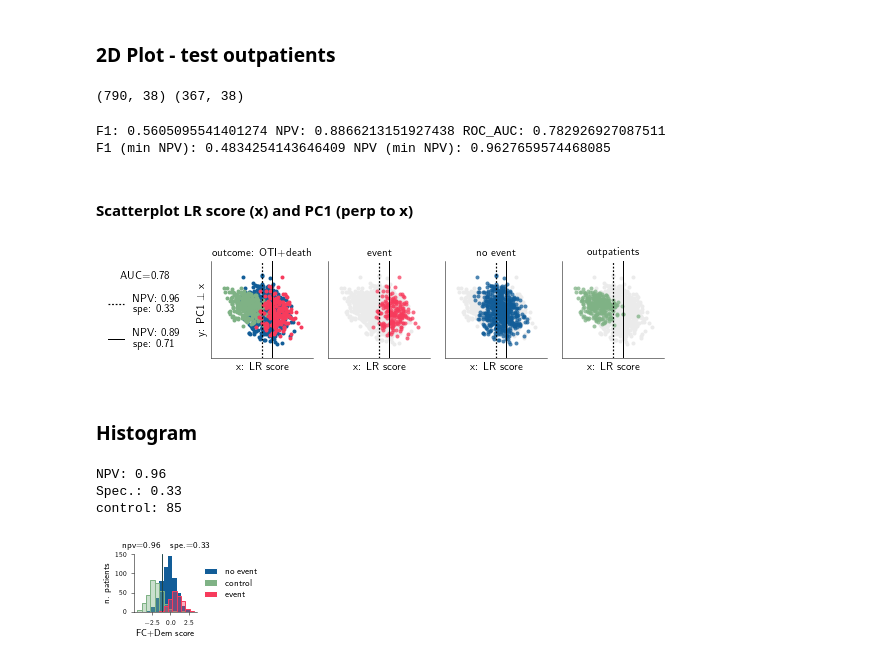
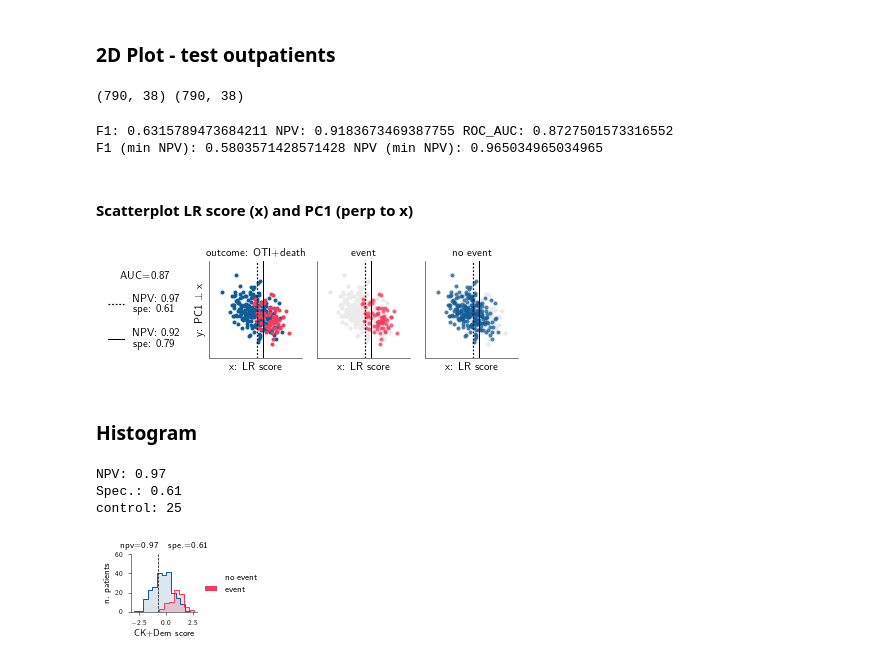
Before and after one commit to RiccardoGM/ImmuneResponseCOVID19, a Jupyter notebook: Notebooks/MultivariateLinearRegression.ipynb, the cells around one changed output. Drawn from its saved outputs; the diff is of its cells as text; code cells hidden in the pictures.

```diff
--- a/Notebooks/MultivariateLinearRegression.ipynb
+++ b/Notebooks/MultivariateLinearRegression.ipynb
@@ -697,7 +697,7 @@ lines_w = 0.5
 # %% [markdown]
 ### 2D Plot - test outpatients
 # %%
-model_name = 'FC+Dem'
+model_name = 'CK+Dem'
 
 Data_train = DataInpatients.copy()
 Data_test = DataOutpatients.copy() # Data_Control
@@ -706,7 +706,7 @@ if 'FC' not in model_name:
 
 print(Data_train.shape, Data_test.shape)
 # %% [output]
-(790, 38) (367, 38)
+(790, 38) (790, 38)
 # %%
 random_state = None
 columns = models_dict['LR'][model_name]
@@ -801,8 +801,8 @@ NPV_train_minNPVmodel = precision_score(1-y_train, 1-y_pred_0)
 spe_train_minNPVmodel = recall_score(1-y_train, 1-y_pred_0)
 print('F1 (min NPV):', f1_train_minNPVmodel, 'NPV (min NPV):', NPV_train_minNPVmodel)
 # %% [output]
-F1: 0.5605095541401274 NPV: 0.8866213151927438 ROC_AUC: 0.782926927087511
-F1 (min NPV): 0.4834254143646409 NPV (min NPV): 0.9627659574468085
+F1: 0.6315789473684211 NPV: 0.9183673469387755 ROC_AUC: 0.8727501573316552
+F1 (min NPV): 0.5803571428571428 NPV (min NPV): 0.965034965034965
 # %% [markdown]
 #### Scatterplot LR score (x) and PC1 (perp to x)
 # %%
@@ -926,7 +926,7 @@ plt.savefig(saving_str, bbox_inches='tight') #dpi=1000,
 
 plt.show()
 # %% [output]
-[figure, old version]
+[figure, new version]
 # %% [markdown]
 ### Histogram
 # %%
@@ -973,22 +973,34 @@ print('control: %d' % (round(100*np.sum(xcontrol<threshold_0)/len(xcontrol))))
 
 color = color_0
 density = False
-#ax.hist(x0, bins, alpha=.1, color=color, density=density, edgecolor='white', label='no event')
-#ax.hist(x0, bins, alpha=1., edgecolor=color,density=density,facecolor='None')
-ax.hist(x0, bins, alpha=1., color=color, density=density, label='no event')
+ax.hist(x0, bins,
+        alpha=0.15,
+        histtype='stepfilled',
+        color=color,
+        density=density)
+ax.hist(x0, bins,
+        alpha=1.,
+        histtype='step',
+        edgecolor=color,
+        density=density,
+        facecolor='None',
+        label='no event')
 
+bins = np.linspace(x_min-0.2, x_max+0.2, 13)
 
 if 'FC' in model_name:
         color = color_control
         #ax.hist(x1, bins, alpha=.1,  color=color, density=density, edgecolor=color, label='event')
         #ax.hist(x1, bins, alpha=1., edgecolor=color, density=density, facecolor='None')
         ax.hist(xcontrol, bins,
-                alpha=0.4,
+                alpha=0.2,
+                histtype='stepfilled',
                 color=color,
                 density=density,
                 label='control')
         ax.hist(xcontrol, bins,
                 alpha=1.,
+                histtype='step',
                 edgecolor=color,
                 density=density,
                 facecolor='None')
@@ -998,53 +1010,55 @@ color = color_1
 #ax.hist(x1, bins, alpha=.1,  color=color, density=density, edgecolor=color, label='event')
 #ax.hist(x1, bins, alpha=1., edgecolor=color, density=density, facecolor='None')
 ax.hist(x1, bins,
-        alpha=0.4,
+        alpha=0.2,
+        histtype='stepfilled',
         color=color,
         density=density,
         label='event')
 ax.hist(x1, bins,
         alpha=1.,
+        histtype='step',
         edgecolor=color,
         density=density,
         facecolor='None')
 
 color_boundary = CF.lighten_color(grey_1, 0.6)
-ax.axvline(threshold_0, ls='-', lw=0.9, color=electricblue)
-ax.axvline(threshold_0, ls='-', lw=0.7, color='black')
+#ax.axvline(threshold_0, ls='-', lw=0.9, color=electricblue)
+ax.axvline(threshold_0, ls='--', lw=0.7, color='black')
 
 ax.title.set_text('npv=%.2f $\,\,\,$ spe.=%.2f'%(npv_model, spe_model))
 ax.set_xlabel('%s score' % model_name)
 
 ax.set_ylabel('n. patients')
 if density:
     ax.set_ylabel('patients (density)')
 
 if model_name=='FC+Dem':
         ax.set_yticks([0., 50., 100., 150])
         ax.set_ylim([0, 150])
 if model_name=='BM+Dem':
         ax.set_ylim([0, 100])
 if model_name=='CK+Dem':
        ax.set_ylim([0, 60])
 
 leg = ax.legend(loc='center left', bbox_to_anchor=(0.98, 0.5), frameon=False) #legend(loc=0, frameon=False)
 for lh in leg.legendHandles:
     lh.set_alpha(1)
     lh.set_edgecolor('white')
 
 #fig.add_subplot(111, frameon=False)
 # hide tick and tick label of the big axis
 #plt.tick_params(labelcolor='none', which='both', top=False, bottom=False, left=False, right=False)
 #plt.xlabel('pc%d' % (comp1+1))
 #plt.ylabel('pc%d' % (comp2+1))
 
 filename = 'HistogramLR#%s' % (model_name)
 filename = filename + exp_description + exp_multiv_description + '.pdf'
 saving_str = path_figures + filename
 plt.savefig(saving_str, bbox_inches='tight') #dpi=1000,
 plt.show()
 # %% [output]
-NPV: 0.96
-Spec.: 0.33
-control: 85
+NPV: 0.97
+Spec.: 0.61
+control: 25
-[figure, old version]
+[figure, new version]
```
Also changed, not shown: 3 other files.
